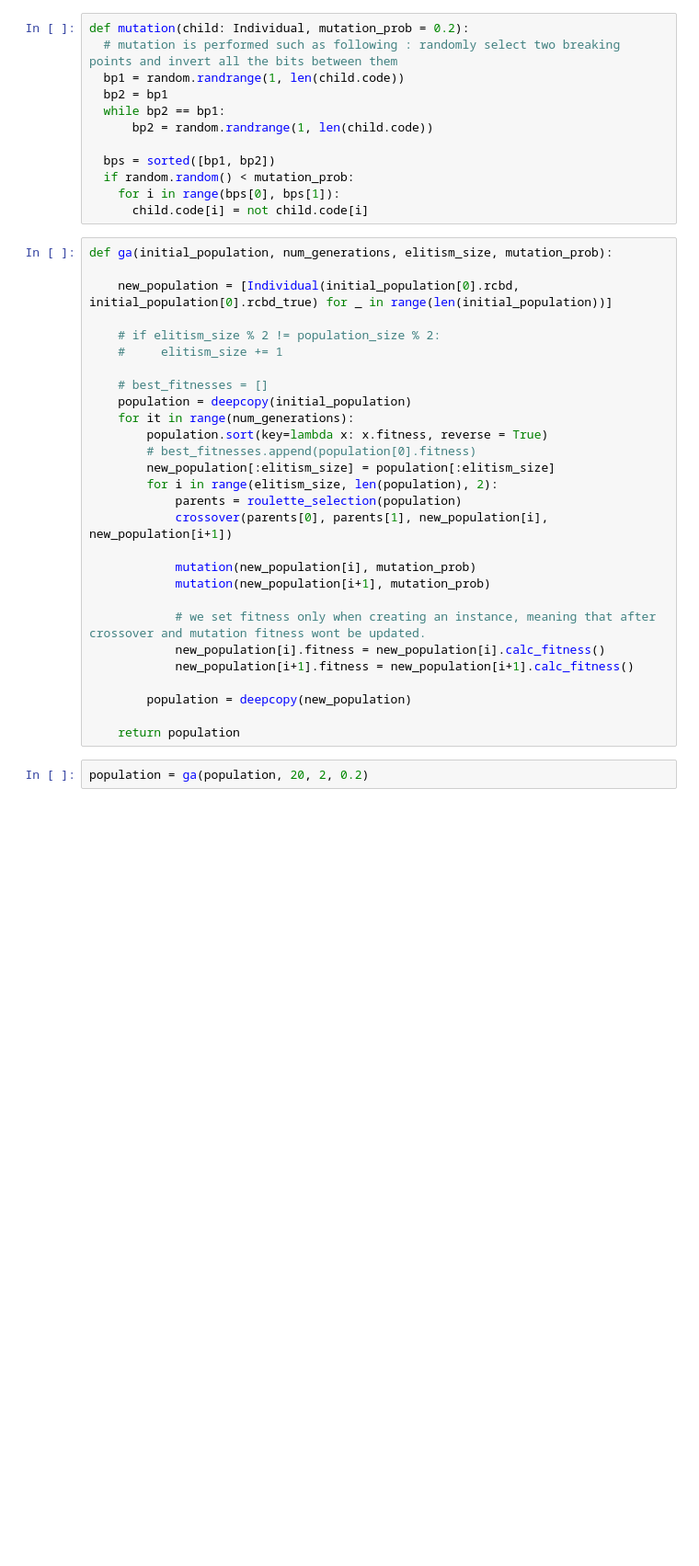
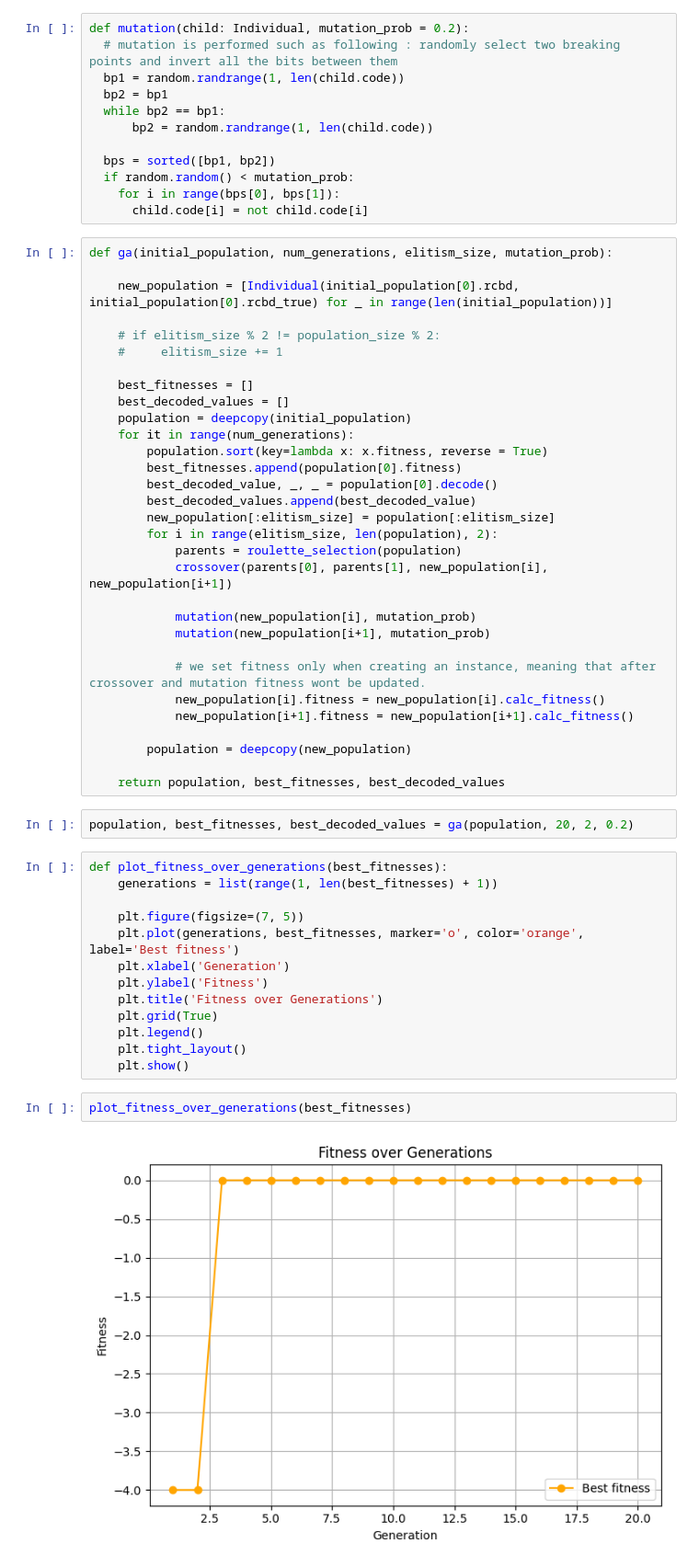
Before and after one commit to djurdjam02/CIProject, a Jupyter notebook: main.ipynb, the cells around one changed output. Shown at 92% size. Cells and saved outputs as stored; diff of their text form; blank space fills up the shorter version.

Commit message:
added visualization over generations

```diff
--- a/main.ipynb
+++ b/main.ipynb
@@ -341,11 +341,14 @@ def ga(initial_population, num_generations, elitism_size, mutation_prob):
     # if elitism_size % 2 != population_size % 2:
     #     elitism_size += 1
 
-    # best_fitnesses = []
+    best_fitnesses = []
+    best_decoded_values = []
     population = deepcopy(initial_population)
     for it in range(num_generations):
         population.sort(key=lambda x: x.fitness, reverse = True)
-        # best_fitnesses.append(population[0].fitness)
+        best_fitnesses.append(population[0].fitness)
+        best_decoded_value, _, _ = population[0].decode()
+        best_decoded_values.append(best_decoded_value)
         new_population[:elitism_size] = population[:elitism_size]
         for i in range(elitism_size, len(population), 2):
             parents = roulette_selection(population)
@@ -360,6 +363,23 @@ def ga(initial_population, num_generations, elitism_size, mutation_prob):
 
         population = deepcopy(new_population)
 
-    return population
+    return population, best_fitnesses, best_decoded_values
 # %%
-population = ga(population, 20, 2, 0.2)
+population, best_fitnesses, best_decoded_values = ga(population, 20, 2, 0.2)
+# %%
+def plot_fitness_over_generations(best_fitnesses):
+    generations = list(range(1, len(best_fitnesses) + 1))
+
+    plt.figure(figsize=(7, 5))
+    plt.plot(generations, best_fitnesses, marker='o', color='orange', label='Best fitness')
+    plt.xlabel('Generation')
+    plt.ylabel('Fitness')
+    plt.title('Fitness over Generations')
+    plt.grid(True)
+    plt.legend()
+    plt.tight_layout()
+    plt.show()
+# %%
+plot_fitness_over_generations(best_fitnesses)
+# %% [output]
+[figure, added]
```
Also changed, not shown: parts of 8 cells of this notebook.
